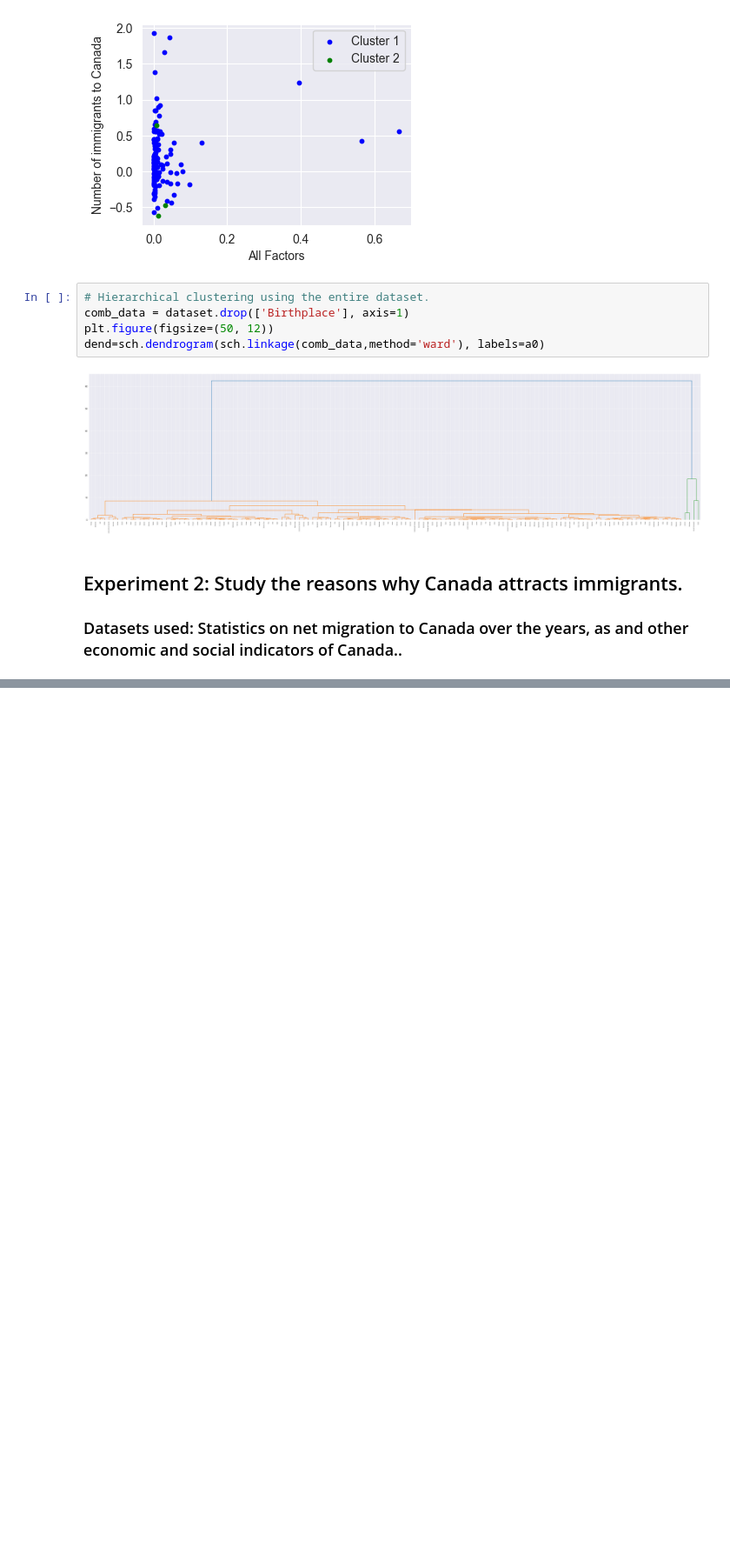
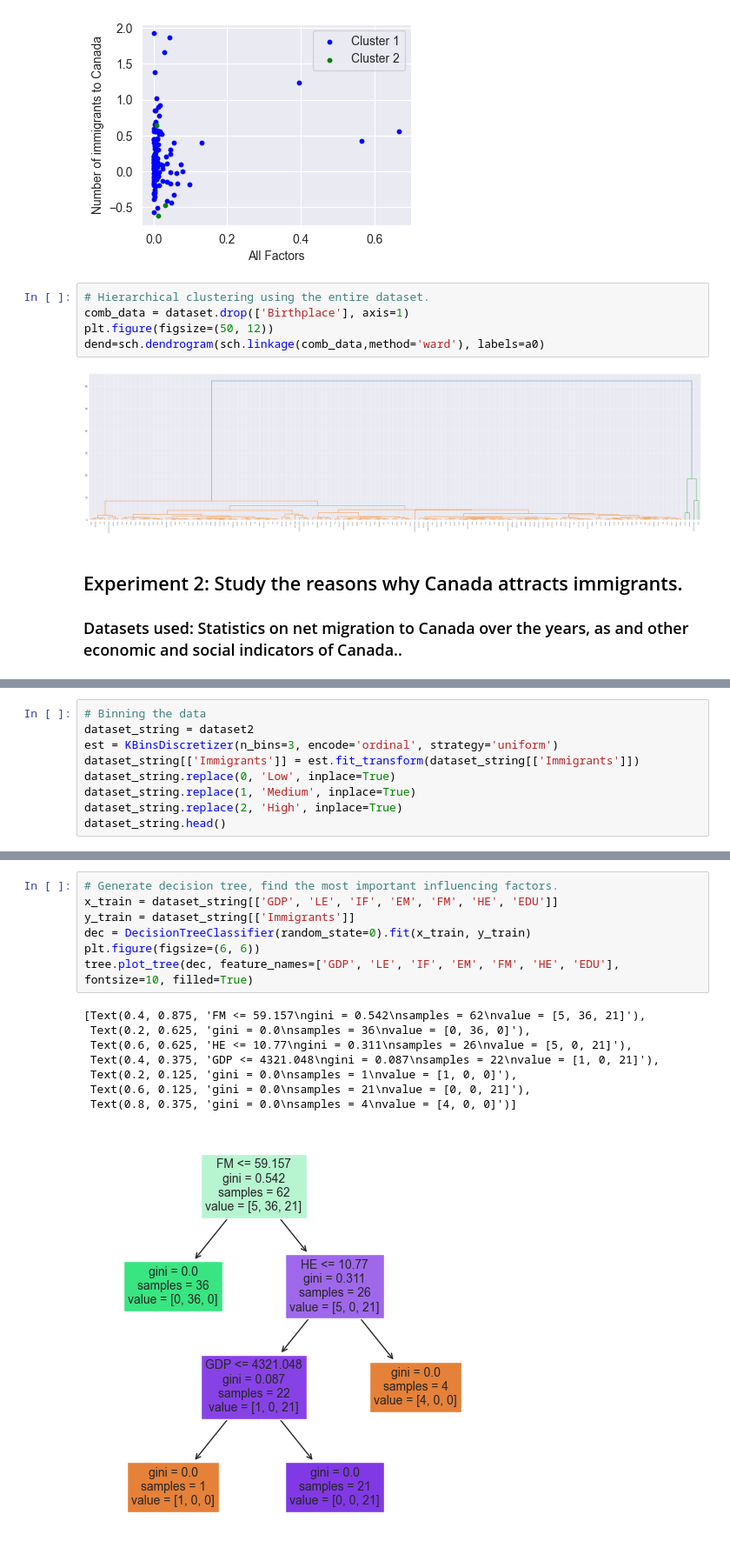
Before and after one commit to Hongwei-Z/CanadianImmigrationStudy, a Jupyter notebook: Main.ipynb, the cells around one changed output, grey strips where cells are left out. Shown at 87% size. Cells and saved outputs as stored; diff of their text form; blank space fills up the shorter version.

Commit message:
apply decision tree

```diff
--- a/Main.ipynb
+++ b/Main.ipynb
@@ -433,0 +464,9 @@ dataset2
+# %%
+# Binning the data
+dataset_string = dataset2
+est = KBinsDiscretizer(n_bins=3, encode='ordinal', strategy='uniform')
+dataset_string[['Immigrants']] = est.fit_transform(dataset_string[['Immigrants']])
+dataset_string.replace(0, 'Low', inplace=True)
+dataset_string.replace(1, 'Medium', inplace=True)
+dataset_string.replace(2, 'High', inplace=True)
+dataset_string.head()
@@ -433,0 +480,16 @@ dataset2
+# %%
+# Generate decision tree, find the most important influencing factors.
+x_train = dataset_string[['GDP', 'LE', 'IF', 'EM', 'FM', 'HE', 'EDU']]
+y_train = dataset_string[['Immigrants']]
+dec = DecisionTreeClassifier(random_state=0).fit(x_train, y_train)
+plt.figure(figsize=(6, 6))
+tree.plot_tree(dec, feature_names=['GDP', 'LE', 'IF', 'EM', 'FM', 'HE', 'EDU'], fontsize=10, filled=True)
+# %% [output]
+[Text(0.4, 0.875, 'FM <= 59.157\ngini = 0.542\nsamples = 62\nvalue = [5, 36, 21]'),
+ Text(0.2, 0.625, 'gini = 0.0\nsamples = 36\nvalue = [0, 36, 0]'),
+ Text(0.6, 0.625, 'HE <= 10.77\ngini = 0.311\nsamples = 26\nvalue = [5, 0, 21]'),
+ Text(0.4, 0.375, 'GDP <= 4321.048\ngini = 0.087\nsamples = 22\nvalue = [1, 0, 21]'),
+ Text(0.2, 0.125, 'gini = 0.0\nsamples = 1\nvalue = [1, 0, 0]'),
+ Text(0.6, 0.125, 'gini = 0.0\nsamples = 21\nvalue = [0, 0, 21]'),
+ Text(0.8, 0.375, 'gini = 0.0\nsamples = 4\nvalue = [4, 0, 0]')]
+[figure, added]
```
Also changed, not shown: parts of 8 cells of this notebook.
